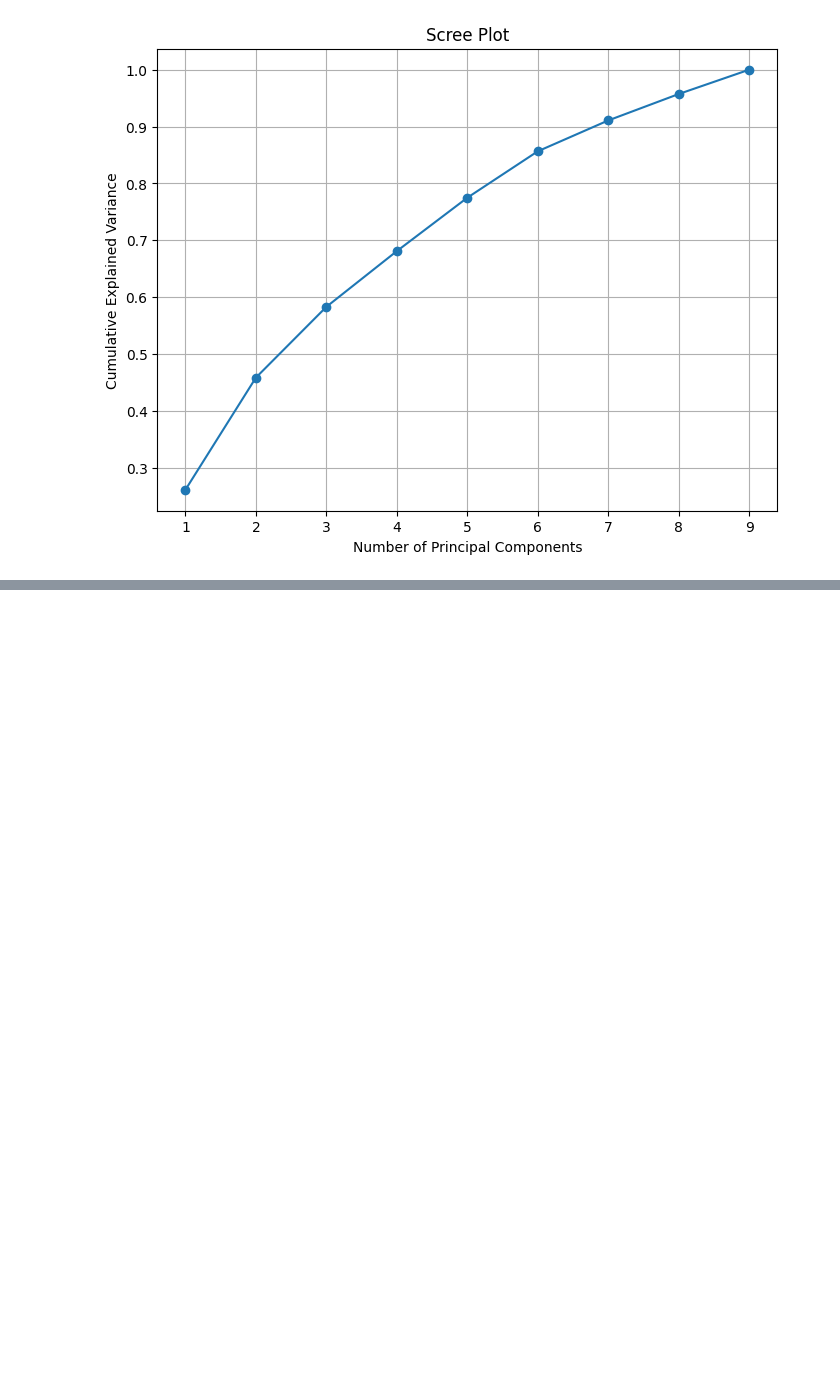
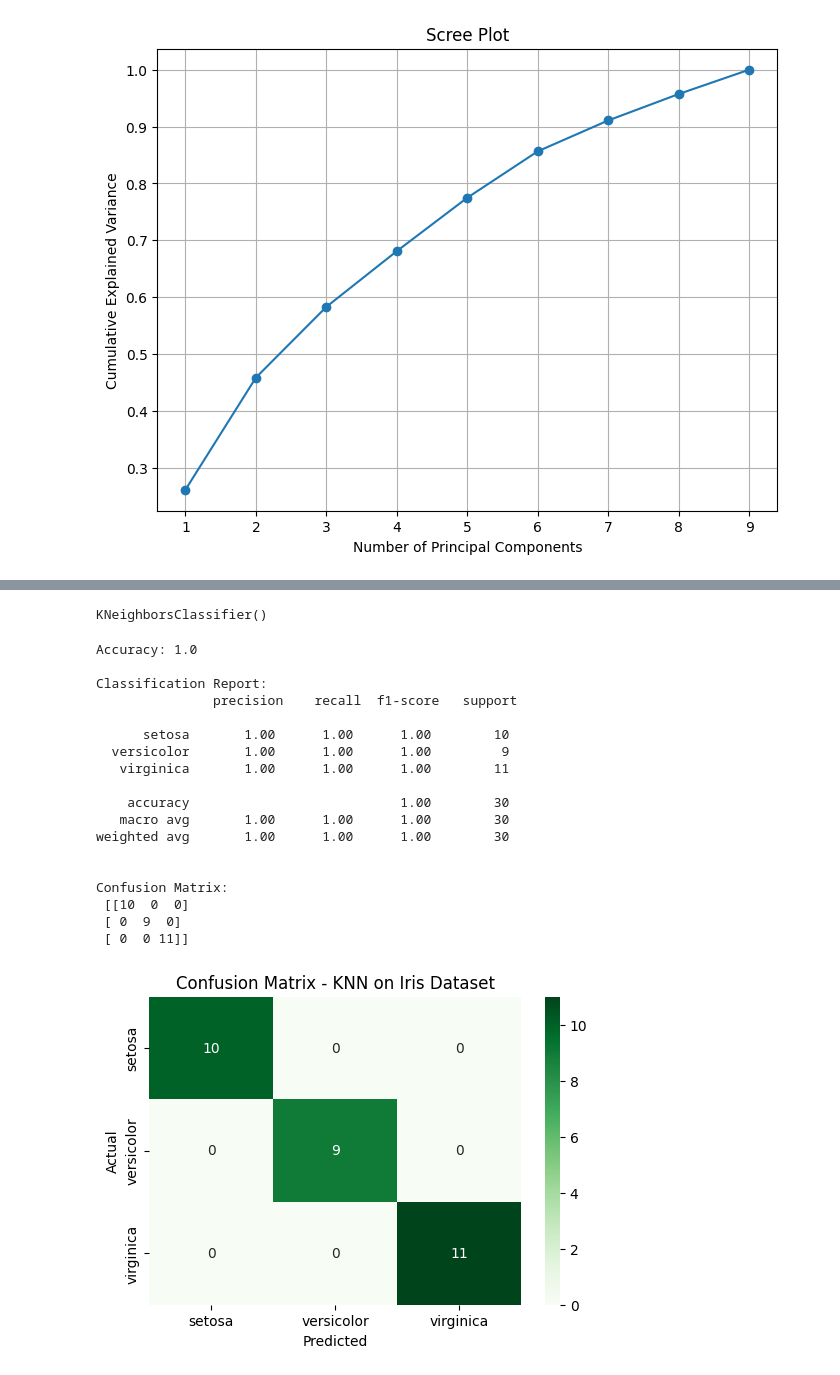
Before and after one commit to SaiKoushik1825/Machine-Learning, a Jupyter notebook: MLlab.ipynb, the cells around one changed output, grey strips where cells are left out. Cells and saved outputs as stored; diff of their text form; code cells hidden in the pictures; blank space fills up the shorter version.

```diff
--- a/MLlab.ipynb
+++ b/MLlab.ipynb
@@ -1345,0 +1672,5 @@ Number of PCs explaining >80% variance: 6
+# %%
+# Load Iris dataset
+iris = load_iris()
+X = iris.data
+y = iris.target
@@ -1345,0 +1697,53 @@ Number of PCs explaining >80% variance: 6
+# %%
+# Train-test split
+X_train, X_test, y_train, y_test = train_test_split(
+    X, y, test_size=0.2, random_state=42
+)
+
+# Feature scaling (important for KNN distance calculations)
+scaler = StandardScaler()
+X_train = scaler.fit_transform(X_train)
+X_test = scaler.transform(X_test)
+# %%
+# Train KNN model
+knn = KNeighborsClassifier(n_neighbors=5)  # k=5
+knn.fit(X_train, y_train)
+# %% [output]
+KNeighborsClassifier()
+# %%
+# Predictions
+y_pred = knn.predict(X_test)
+
+# Evaluation
+print("Accuracy:", accuracy_score(y_test, y_pred))
+print("\nClassification Report:\n", classification_report(y_test, y_pred, target_names=iris.target_names))
+print("\nConfusion Matrix:\n", confusion_matrix(y_test, y_pred))
+
+# Plot confusion matrix heatmap
+plt.figure(figsize=(6,4))
+sns.heatmap(confusion_matrix(y_test, y_pred), annot=True, fmt="d", cmap="Greens",
+            xticklabels=iris.target_names, yticklabels=iris.target_names)
+plt.xlabel("Predicted")
+plt.ylabel("Actual")
+plt.title("Confusion Matrix - KNN on Iris Dataset")
+plt.show()
+# %% [output]
+Accuracy: 1.0
+
+Classification Report:
+               precision    recall  f1-score   support
+
+      setosa       1.00      1.00      1.00        10
+  versicolor       1.00      1.00      1.00         9
+   virginica       1.00      1.00      1.00        11
+
+    accuracy                           1.00        30
+   macro avg       1.00      1.00      1.00        30
+weighted avg       1.00      1.00      1.00        30
+
+
+Confusion Matrix:
+ [[10  0  0]
+ [ 0  9  0]
+ [ 0  0 11]]
+[figure, added]
```
Also changed, not shown: parts of 25 cells of this notebook.
